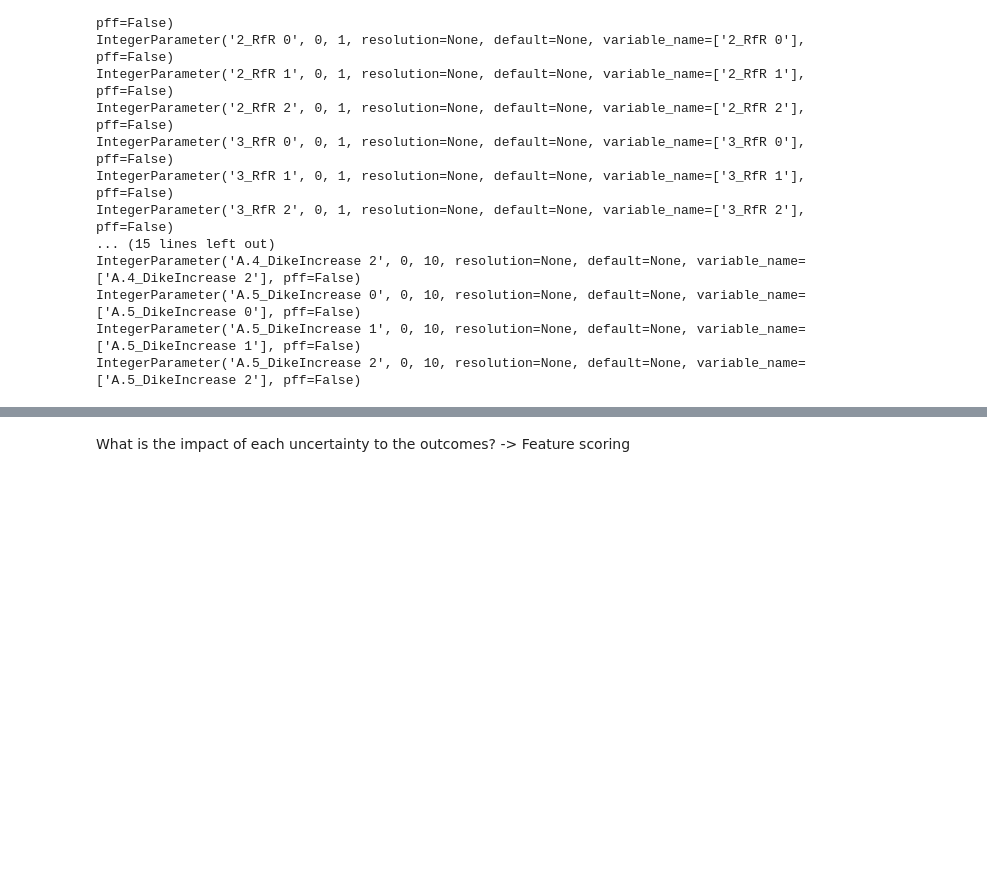
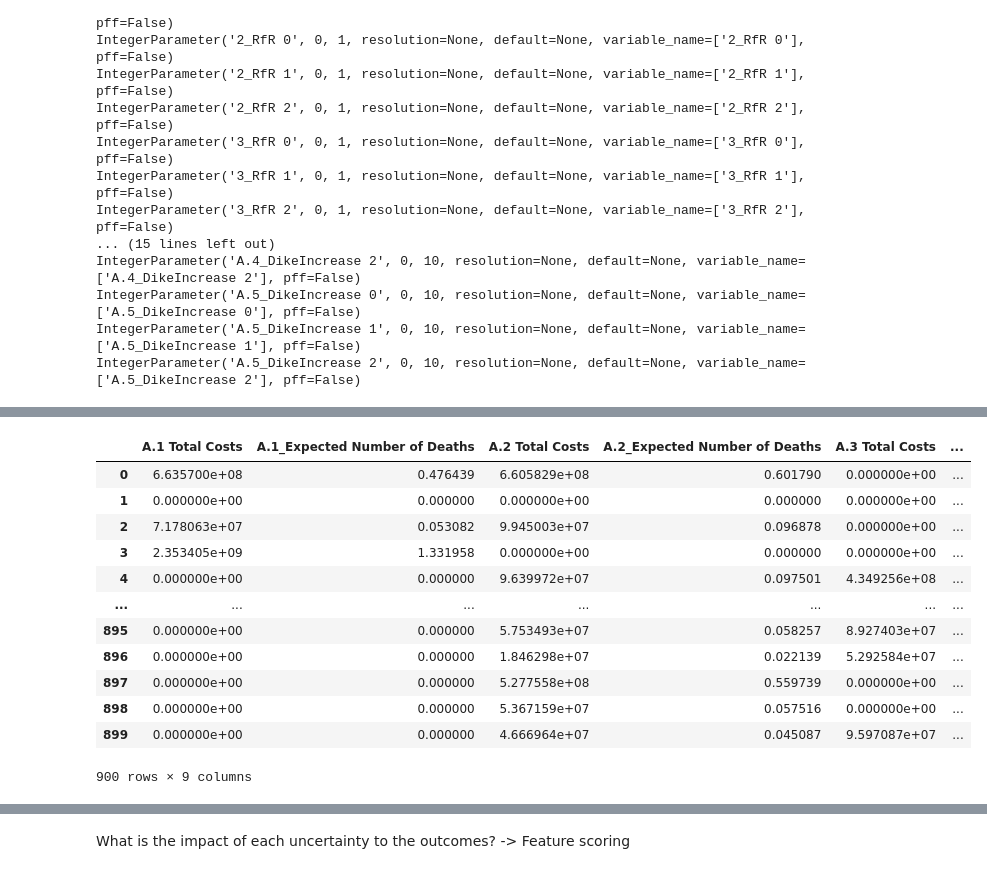
Before and after one commit to BRtudelft/Group1_EPA1361_Model-based_Decision-making, a Jupyter notebook: Policy discovery.ipynb, the cells around one changed output, grey strips where cells are left out. Saved outputs shown, nothing was run; the diff lists cells and outputs as text; code cells hidden in the pictures; blank space fills up the shorter version.

```diff
--- a/Policy discovery.ipynb
+++ b/Policy discovery.ipynb
@@ -311 +331,18 @@ data
+# %%
+upstream = data.loc[:,['A.1 Total Costs', 'A.1_Expected Number of Deaths','A.2 Total Costs','A.2_Expected Number of Deaths','A.3 Total Costs','A.3_Expected Number of Deaths','RfR Total Costs','Expected Evacuation Costs','policy']]
+upstream
+# %% [output]
+|  | A.1 Total Costs | A.1_Expected Number of Deaths | A.2 Total Costs | A.2_Expected Number of Deaths | A.3 Total Costs | ... |
+| 0 | 6.635700e+08 | 0.476439 | 6.605829e+08 | 0.601790 | 0.000000e+00 | ... |
+| 1 | 0.000000e+00 | 0.000000 | 0.000000e+00 | 0.000000 | 0.000000e+00 | ... |
+| 2 | 7.178063e+07 | 0.053082 | 9.945003e+07 | 0.096878 | 0.000000e+00 | ... |
+| 3 | 2.353405e+09 | 1.331958 | 0.000000e+00 | 0.000000 | 0.000000e+00 | ... |
+| 4 | 0.000000e+00 | 0.000000 | 9.639972e+07 | 0.097501 | 4.349256e+08 | ... |
+| ... | ... | ... | ... | ... | ... | ... |
+| 895 | 0.000000e+00 | 0.000000 | 5.753493e+07 | 0.058257 | 8.927403e+07 | ... |
+| 896 | 0.000000e+00 | 0.000000 | 1.846298e+07 | 0.022139 | 5.292584e+07 | ... |
+| 897 | 0.000000e+00 | 0.000000 | 5.277558e+08 | 0.559739 | 0.000000e+00 | ... |
+| 898 | 0.000000e+00 | 0.000000 | 5.367159e+07 | 0.057516 | 0.000000e+00 | ... |
+| 899 | 0.000000e+00 | 0.000000 | 4.666964e+07 | 0.045087 | 9.597087e+07 | ... |
+900 rows × 9 columns
 # %%
```
Also changed, not shown: parts of 11 cells of this notebook.
